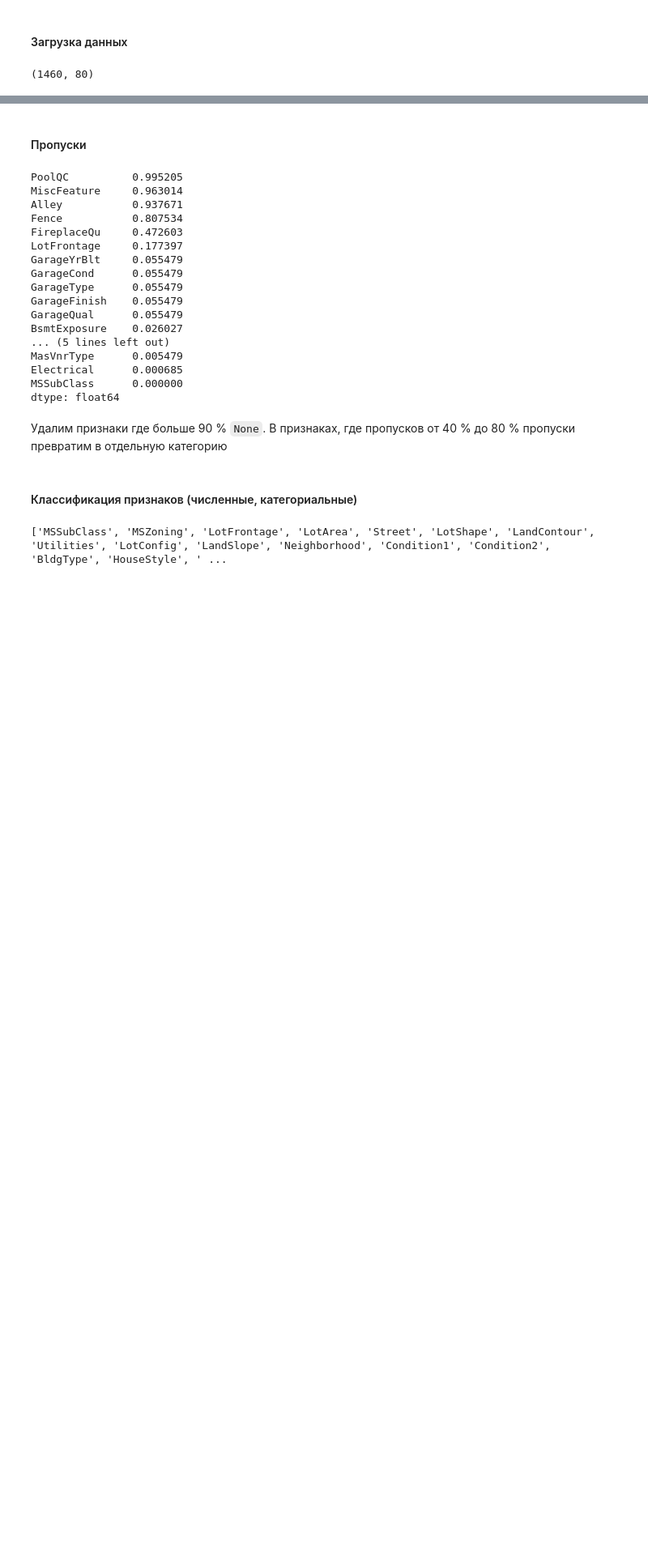
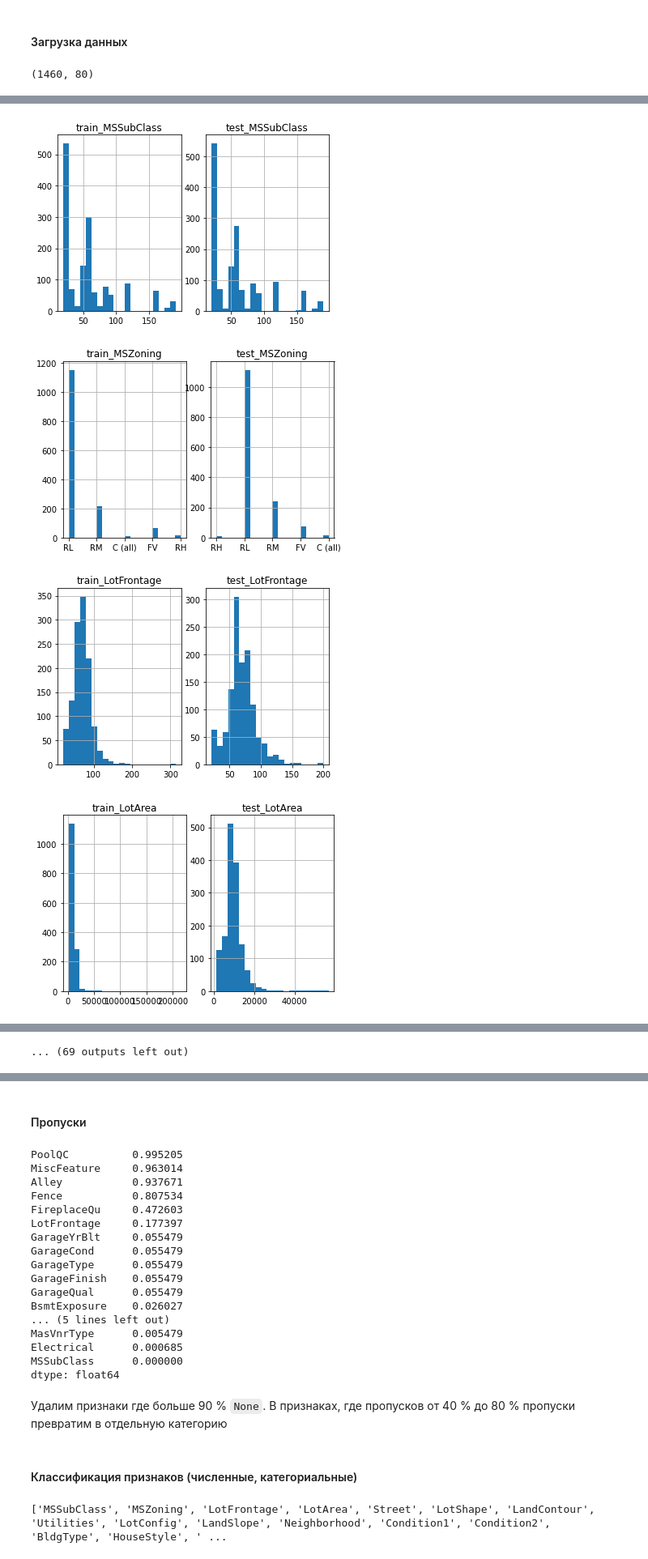
Before and after one commit to Kuksha/House-Prices---Advanced-Regression-Techniques, a Jupyter notebook: visual_analysis .ipynb, the cells around one changed output, grey strips where cells are left out. Shown at 81% size. Drawn from its saved outputs; the diff is of its cells as text; code cells hidden in the pictures; blank space fills up the shorter version.

```diff
--- a/visual_analysis .ipynb
+++ b/visual_analysis .ipynb
@@ -11,6 +11,7 @@ warnings.filterwarnings('ignore')
 #### Загрузка данных
 # %%
 train = pd.read_csv('train.csv', index_col = 0)
+test =  pd.read_csv('test.csv', index_col = 0)
 # %%
 train.shape
 # %% [output]
@@ -17,0 +21,24 @@ train.shape
+# %%
+for c in train.columns:
+    if train[c].dtype == object:
+        plt.subplot(1,2,1)
+        train[c].hist(bins = 20)
+        plt.title("train_" + c)
+        plt.subplot(1,2,2)
+        test[c].hist(bins = 20)
+        plt.title("test_" + c)
+        plt.show()
+
+    else:
+        plt.subplot(1,2,1)
+        train[c].hist(bins = 20)
+        plt.title("train_" + c)
+        plt.subplot(1,2,2)
+        test[c].hist(bins = 20)
+        plt.title("test_" + c)
+        plt.show()
+# %% [output]
+[figure, added]
+[figure, added]
+[figure, added]
+[figure, added]
@@ -17,0 +53 @@ train.shape
+... (69 outputs left out)
```
Also changed, not shown: parts of 7 cells of this notebook, 8 other files.
